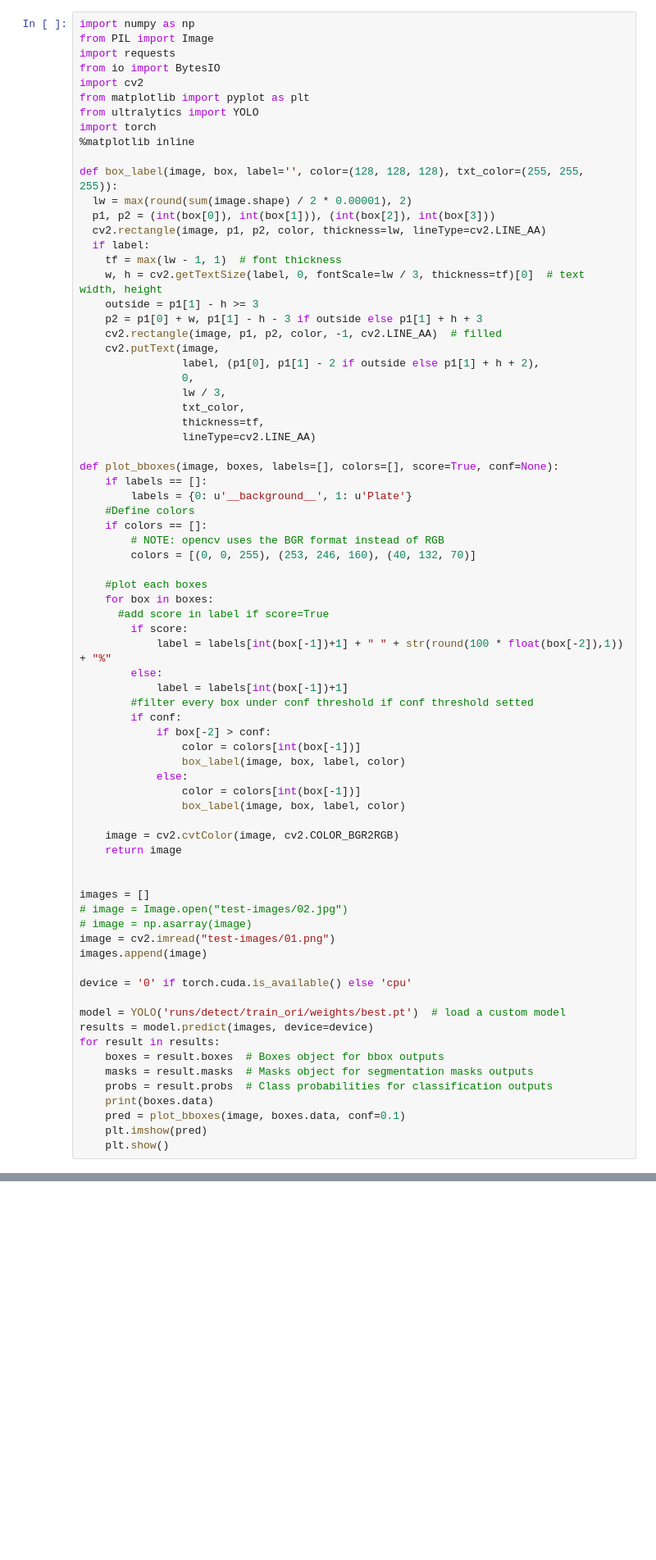
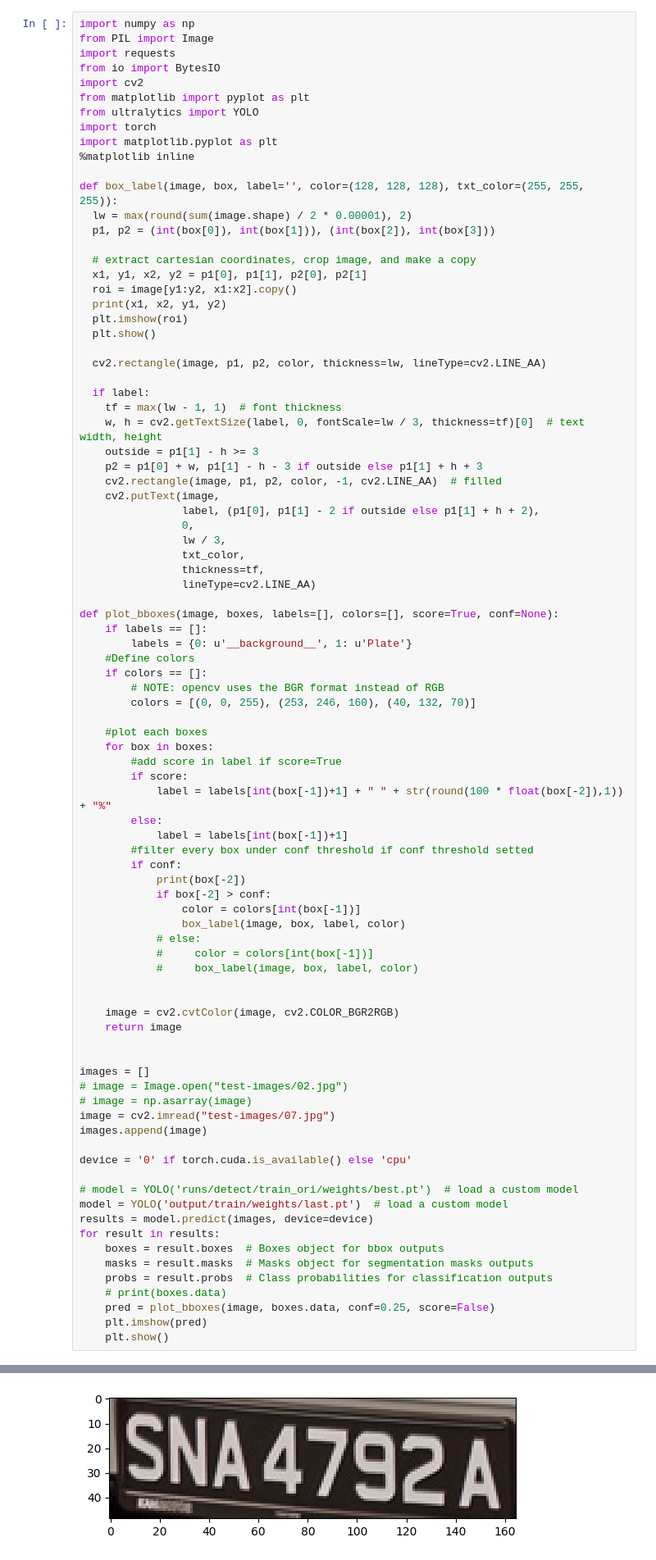
Before and after one commit to yxchia98/seeLPlates, a Jupyter notebook: cnvrg-predict.ipynb, the cells around one changed output, grey strips where cells are left out. Shown: that part at 82% size. Cells and saved outputs as stored; diff of their text form; blank space fills up the shorter version.

```diff
--- a/cnvrg-predict.ipynb
+++ b/cnvrg-predict.ipynb
@@ -58,12 +58,22 @@ import cv2
 from matplotlib import pyplot as plt
 from ultralytics import YOLO
 import torch
+import matplotlib.pyplot as plt
 %matplotlib inline
 
 def box_label(image, box, label='', color=(128, 128, 128), txt_color=(255, 255, 255)):
   lw = max(round(sum(image.shape) / 2 * 0.00001), 2)
   p1, p2 = (int(box[0]), int(box[1])), (int(box[2]), int(box[3]))
+
+  # extract cartesian coordinates, crop image, and make a copy
+  x1, y1, x2, y2 = p1[0], p1[1], p2[0], p2[1]
+  roi = image[y1:y2, x1:x2].copy()
+  print(x1, x2, y1, y2)
+  plt.imshow(roi)
+  plt.show()
+
   cv2.rectangle(image, p1, p2, color, thickness=lw, lineType=cv2.LINE_AA)
+
   if label:
     tf = max(lw - 1, 1)  # font thickness
     w, h = cv2.getTextSize(label, 0, fontScale=lw / 3, thickness=tf)[0]  # text width, height
@@ -88,19 +98,21 @@ def plot_bboxes(image, boxes, labels=[], colors=[], score=True, conf=None):
 
     #plot each boxes
     for box in boxes:
-      #add score in label if score=True
+        #add score in label if score=True
         if score:
             label = labels[int(box[-1])+1] + " " + str(round(100 * float(box[-2]),1)) + "%"
         else:
             label = labels[int(box[-1])+1]
         #filter every box under conf threshold if conf threshold setted
         if conf:
+            print(box[-2])
             if box[-2] > conf:
                 color = colors[int(box[-1])]
                 box_label(image, box, label, color)
-            else:
-                color = colors[int(box[-1])]
-                box_label(image, box, label, color)
+            # else:
+            #     color = colors[int(box[-1])]
+            #     box_label(image, box, label, color)
+
 
     image = cv2.cvtColor(image, cv2.COLOR_BGR2RGB)
     return image
@@ -109,18 +121,20 @@ def plot_bboxes(image, boxes, labels=[], colors=[], score=True, conf=None):
 images = []
 # image = Image.open("test-images/02.jpg")
 # image = np.asarray(image)
-image = cv2.imread("test-images/01.png")
+image = cv2.imread("test-images/07.jpg")
 images.append(image)
 
 device = '0' if torch.cuda.is_available() else 'cpu'
 
-model = YOLO('runs/detect/train_ori/weights/best.pt')  # load a custom model
+# model = YOLO('runs/detect/train_ori/weights/best.pt')  # load a custom model
+model = YOLO('output/train/weights/last.pt')  # load a custom model
 results = model.predict(images, device=device)
 for result in results:
     boxes = result.boxes  # Boxes object for bbox outputs
     masks = result.masks  # Masks object for segmentation masks outputs
     probs = result.probs  # Class probabilities for classification outputs
-    print(boxes.data)
-    pred = plot_bboxes(image, boxes.data, conf=0.1)
+    # print(boxes.data)
+    pred = plot_bboxes(image, boxes.data, conf=0.25, score=False)
     plt.imshow(pred)
     plt.show()
+# %% [output]
@@ -126,0 +145 @@ for result in results:
+[figure, added]
```
Also changed, not shown: parts of 2 cells of this notebook, 1 other file.
